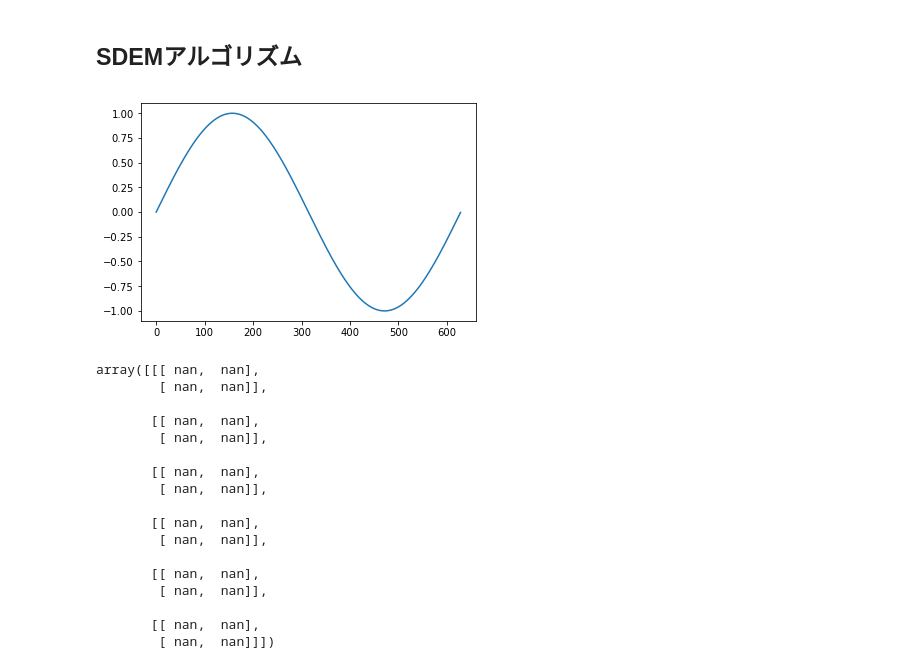
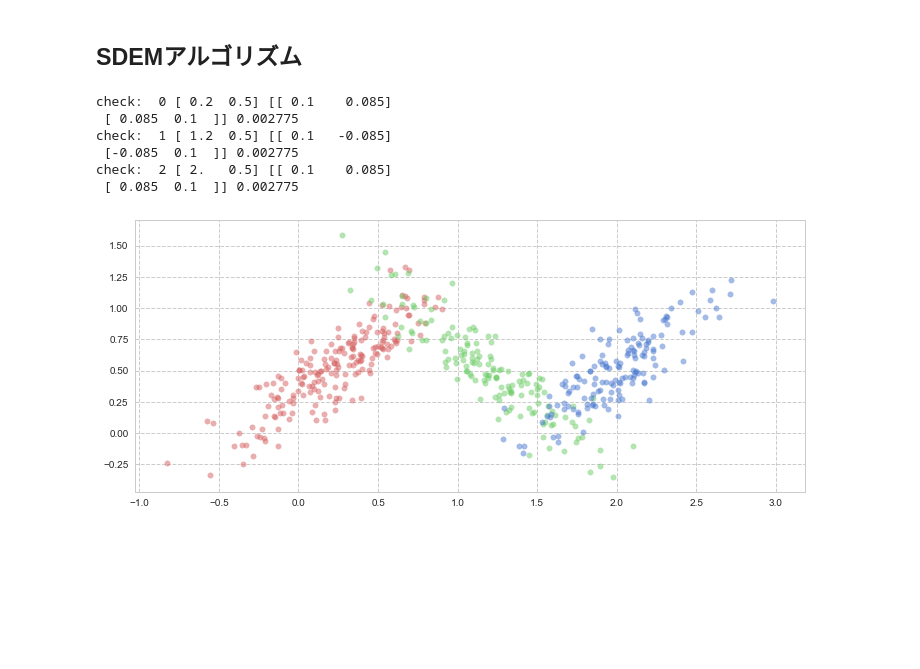
Before and after one commit to satetsu007/anomaly_detection, a Jupyter notebook: ipynb/SmartSifter.ipynb, the cells around one changed output. Cells and saved outputs as stored; diff of their text form; code cells hidden in the pictures; blank space fills up the shorter version.

```diff
--- a/ipynb/SmartSifter.ipynb
+++ b/ipynb/SmartSifter.ipynb
@@ -98,8 +114,49 @@ y = np.array([np.sin(tmp), np.cos(tmp)]).T
-# %%
-plt.plot(y.T[0])
-plt.show()
-# %% [output]
-[figure, removed]
+# %%
+seed = 77
+D = 2
+n = [200, 150, 150]
+N = np.sum(n)
+mu_true = np.asanyarray(
+     [[0.2, 0.5],
+      [1.2, 0.5],
+      [2.0, 0.5]])
+
+D = mu_true.shape[1]
+
+sigma_true = np.asanyarray(
+        [ [[0.1,  0.085],[ 0.085, 0.1]],
+          [[0.1, -0.085],[-0.085, 0.1]],
+          [[0.1,  0.085],[ 0.085, 0.1]]
+        ])
+c = ['r', 'g', 'b']
+
+rd.seed(seed)
+org_data = None #np.empty((np.sum(n), 3))
+for i in range(3):
+    print("check: ", i, mu_true[i], sigma_true[i], np.linalg.det(sigma_true[i]))
+    #org_data.append(st.multivariate_normal.rvs(mean=mu[i], cov=sigma[i], size=n[i]))
+    if org_data is None:
+        org_data = np.c_[st.multivariate_normal.rvs(mean=mu_true[i], cov=sigma_true[i], size=n[i]), np.ones(n[i])*i]
+    else:
+        org_data = np.r_[org_data, np.c_[st.multivariate_normal.rvs(mean=mu_true[i],
+                                                                    cov=sigma_true[i],
+                                                                    size=n[i]), np.ones(n[i])*i]]
+
+# plot generated data
+plt.figure(figsize=(12, 5))
+for i in range(3):
+    plt.scatter(org_data[org_data[:,2]==i][:,0], org_data[org_data[:,2]==i][:,1], s=30, c=c[i], alpha=0.5)
+
+# drop true cluster label
+data = org_data[:,0:2].copy()
+# %% [output]
+check:  0 [ 0.2  0.5] [[ 0.1    0.085]
+ [ 0.085  0.1  ]] 0.002775
+check:  1 [ 1.2  0.5] [[ 0.1   -0.085]
+ [-0.085  0.1  ]] 0.002775
+check:  2 [ 2.   0.5] [[ 0.1    0.085]
+ [ 0.085  0.1  ]] 0.002775
+[figure, added]
 # %%
 class SDEM:
     def __init__(self, r, alpha, k, T, d):
@@ -163,20 +241,0 @@ sdem.train(y)
-# %%
-sdem.Lambda[2]
-# %% [output]
-array([[[ nan,  nan],
-        [ nan,  nan]],
-
-       [[ nan,  nan],
-        [ nan,  nan]],
-
-       [[ nan,  nan],
-        [ nan,  nan]],
-
-       [[ nan,  nan],
-        [ nan,  nan]],
-
-       [[ nan,  nan],
-        [ nan,  nan]],
-
-       [[ nan,  nan],
-        [ nan,  nan]]])
```
Also changed, not shown: parts of 23 cells of this notebook, 7 other files.
